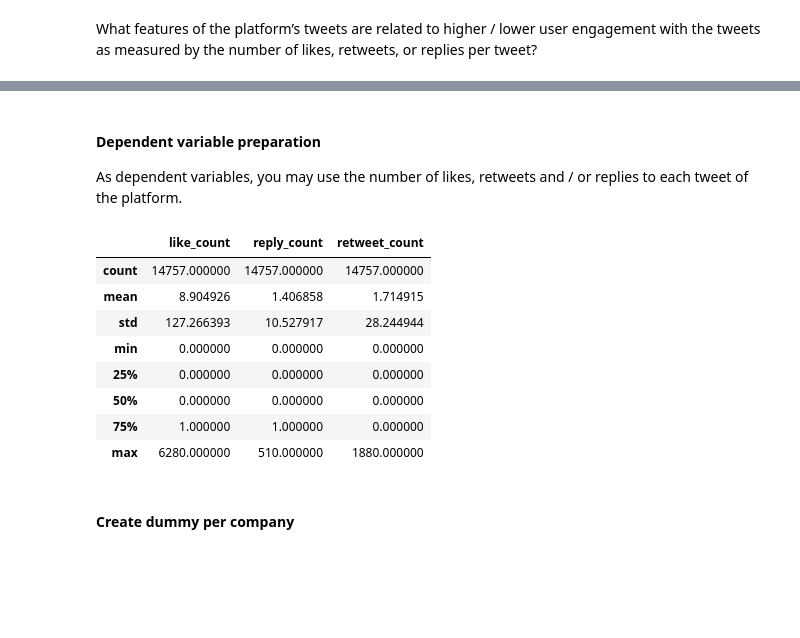
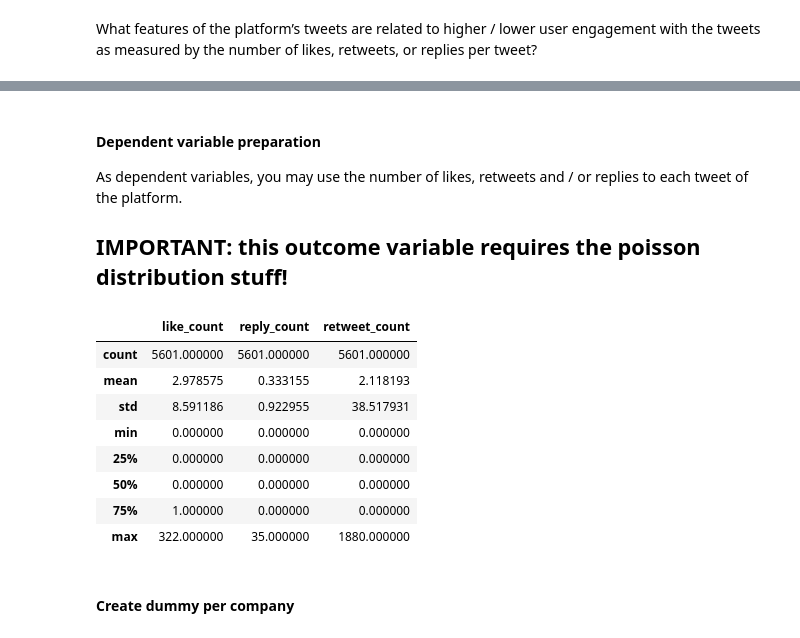
Before and after one commit to AngeloBarisano/Supply_Chain, a Jupyter notebook: Notebooks/workfile_assignment2.ipynb, the cells around one changed output, grey strips where cells are left out. Drawn from its saved outputs; the diff is of its cells as text; code cells hidden in the pictures; blank space fills up the shorter version.

```diff
--- a/Notebooks/workfile_assignment2.ipynb
+++ b/Notebooks/workfile_assignment2.ipynb
@@ -288,5 +314,5 @@ lda.print_topics()
 # %%
-nb_columns = 3
+nb_columns = 4
 nb_rows = math.ceil(K / nb_columns)
 
 cols = [
@@ -348,9 +378,18 @@ lda.print_topics()
 # %%
-names = ["Rugby", "Video Games", "Radio", "Internet", "Politics", "Cybersecurity"]
+names = [
+    "Rugby",
+    "Video Games",
+    "Radio",
+    "Internet",
+    "Politics",
+    "Cybersecurity",
+    "taas",
+    "rtest",
+]
 
 topic_names = {i: v for i, v in enumerate(names)}
 # %%
-nb_columns = 3
+nb_columns = 4
 nb_rows = math.ceil(K / nb_columns)
 
 cols = [
@@ -642,0 +670,21 @@ df_tweets_jet.sentiment_score.min()
+# %%
+df_tweets_jet["round_sentiment"] = df_tweets_jet["sentiment_score"].apply(
+    lambda x: round(
+        x,
+    )
+)
+
+# create sentiment score for regression eg a dummy
+
+
+df_tweets_jet["rank_round_sentiment"] = df_tweets_jet["round_sentiment"].rank(
+    method="first"
+)
+
+df_tweets_jet["quantile_round_sentiment"] = df_tweets_jet[
+    "rank_round_sentiment"
+].transform(
+    lambda x: pd.qcut(
+        x.rank(method="first"), q=[0, 0.25, 0.5, 0.75, 1], labels=[4, 3, 2, 1]
+    )
+)
@@ -670,20 +794,26 @@ What features of the platform’s tweets are related to higher / lower user enga
 # %% [markdown]
 #### Dependent variable preparation
 As dependent variables, you may use the number of likes, retweets and / or replies to each tweet of the platform.
+
+## IMPORTANT: this outcome variable requires the poisson distribution stuff!
 # %%
-df_regression = df_tweets_jet.loc[:, ["like_count", "reply_count", "retweet_count"]]
-
+df_regression = df_tweets_jet.loc[
+    :, ["like_count", "reply_count", "retweet_count", "quantile_round_sentiment"]
+]
+df_tweets_jet.drop(
+    ["rank_round_sentiment", "quantile_round_sentiment"], axis=1, inplace=True
+)
 df_regression.describe()
 # %% [output]
 |  | like_count | reply_count | retweet_count |
-| count | 14757.000000 | 14757.000000 | 14757.000000 |
-| mean | 8.904926 | 1.406858 | 1.714915 |
-| std | 127.266393 | 10.527917 | 28.244944 |
+| count | 5601.000000 | 5601.000000 | 5601.000000 |
+| mean | 2.978575 | 0.333155 | 2.118193 |
+| std | 8.591186 | 0.922955 | 38.517931 |
 | min | 0.000000 | 0.000000 | 0.000000 |
 | 25% | 0.000000 | 0.000000 | 0.000000 |
 | 50% | 0.000000 | 0.000000 | 0.000000 |
-| 75% | 1.000000 | 1.000000 | 0.000000 |
-| max | 6280.000000 | 510.000000 | 1880.000000 |
+| 75% | 1.000000 | 0.000000 | 0.000000 |
+| max | 322.000000 | 35.000000 | 1880.000000 |
 # %%
 # make a score based on the range (as I am not sure how the ranges behave)
 # A value in either column can get one of 5 values based on in which quartile it finishes; obviously the higher the better
```
Also changed, not shown: parts of 52 cells of this notebook.
